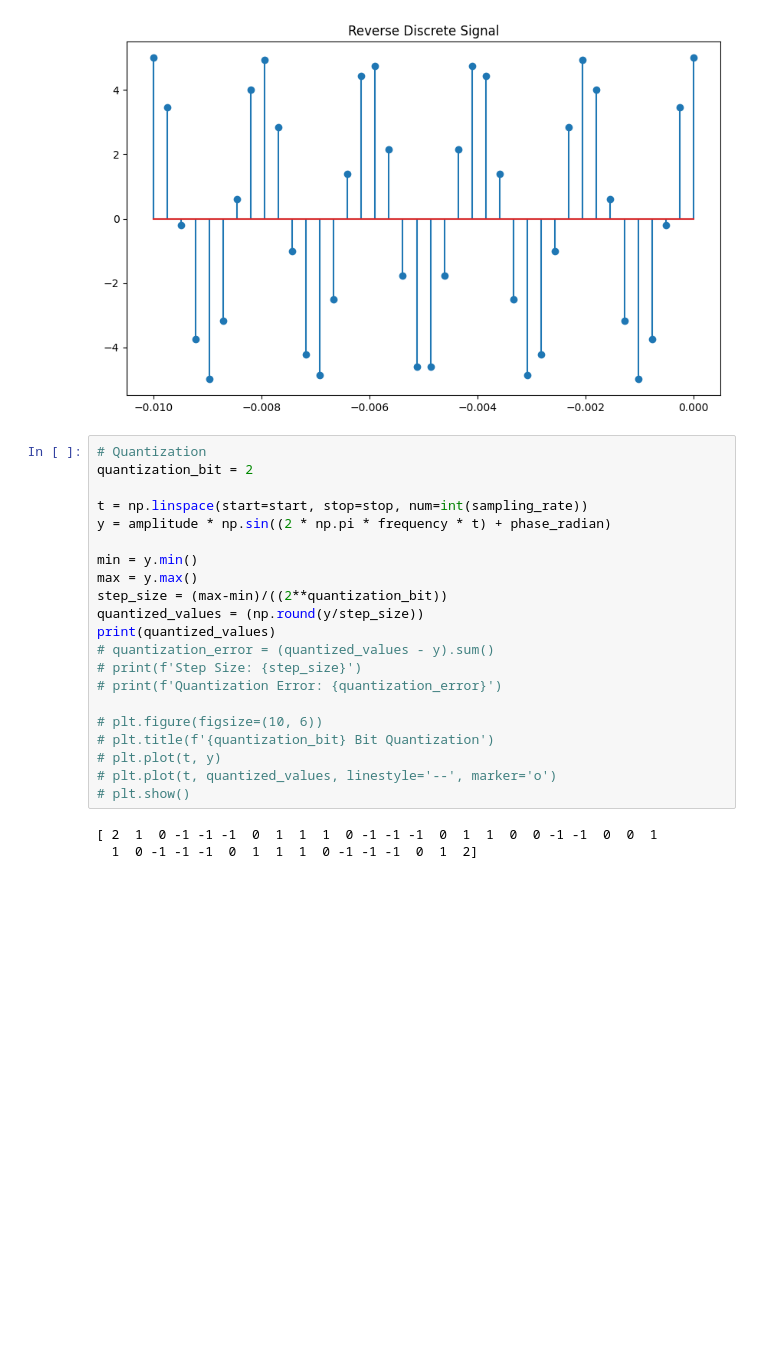
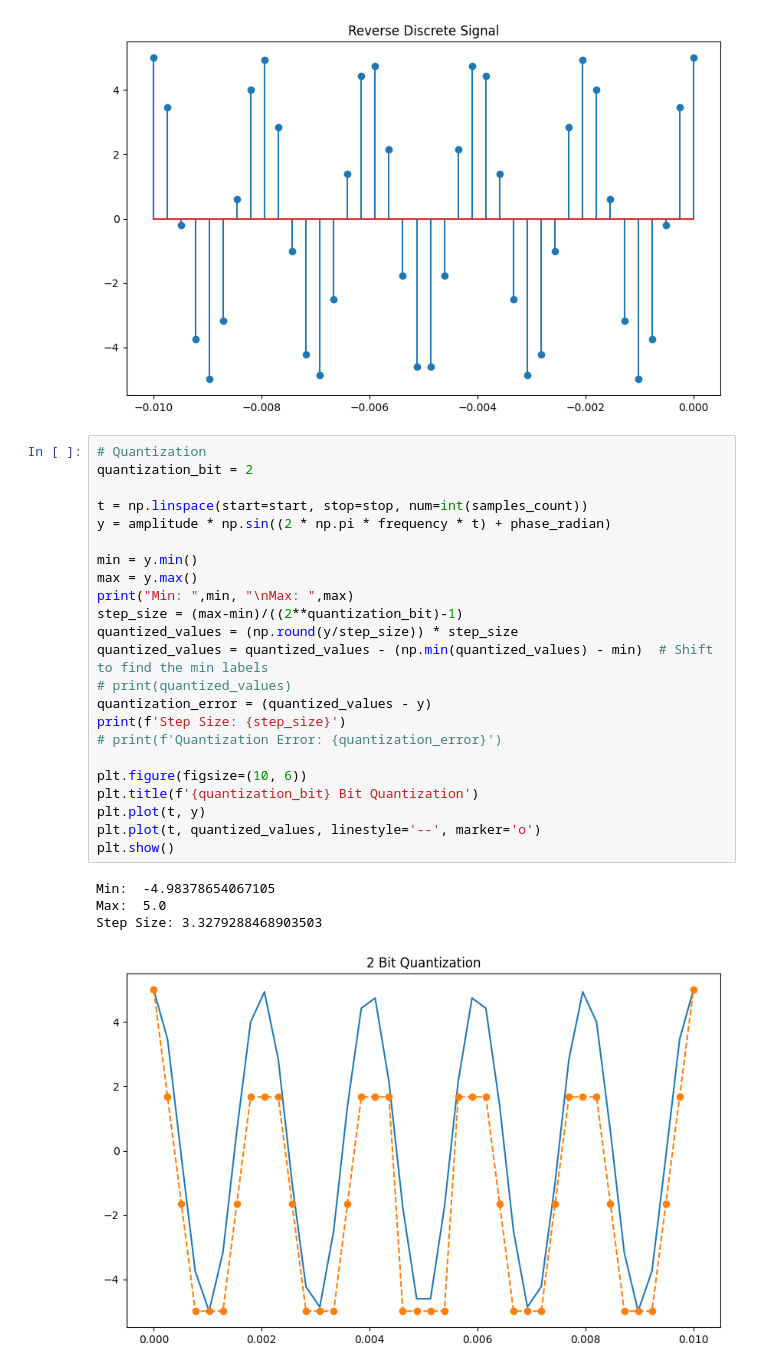
Before and after one commit to mdhasnainali/CSE3222-Digital_Signal_Peocessing_Lab, a Jupyter notebook: 1_generate_sampling_shifting.ipynb, the cells around one changed output. Drawn from its saved outputs; the diff is of its cells as text; blank space fills up the shorter version.

Commit message:
feat: quantization added

```diff
--- a/1_generate_sampling_shifting.ipynb
+++ b/1_generate_sampling_shifting.ipynb
@@ -63,24 +63,28 @@ plt.show()
 # %%
 # Quantization
 quantization_bit = 2
 
-t = np.linspace(start=start, stop=stop, num=int(sampling_rate))
+t = np.linspace(start=start, stop=stop, num=int(samples_count))
 y = amplitude * np.sin((2 * np.pi * frequency * t) + phase_radian)
 
 min = y.min()
 max = y.max()
-step_size = (max-min)/((2**quantization_bit))
-quantized_values = (np.round(y/step_size))
-print(quantized_values)
-# quantization_error = (quantized_values - y).sum()
-# print(f'Step Size: {step_size}')
+print("Min: ",min, "\nMax: ",max)
+step_size = (max-min)/((2**quantization_bit)-1)
+quantized_values = (np.round(y/step_size)) * step_size
+quantized_values = quantized_values - (np.min(quantized_values) - min)  # Shift to find the min labels
+# print(quantized_values)
+quantization_error = (quantized_values - y)
+print(f'Step Size: {step_size}')
 # print(f'Quantization Error: {quantization_error}')
 
-# plt.figure(figsize=(10, 6))
-# plt.title(f'{quantization_bit} Bit Quantization')
-# plt.plot(t, y)
-# plt.plot(t, quantized_values, linestyle='--', marker='o')
-# plt.show()
+plt.figure(figsize=(10, 6))
+plt.title(f'{quantization_bit} Bit Quantization')
+plt.plot(t, y)
+plt.plot(t, quantized_values, linestyle='--', marker='o')
+plt.show()
 # %% [output]
-[ 2  1  0 -1 -1 -1  0  1  1  1  0 -1 -1 -1  0  1  1  0  0 -1 -1  0  0  1
-  1  0 -1 -1 -1  0  1  1  1  0 -1 -1 -1  0  1  2]
+Min:  -4.98378654067105
+Max:  5.0
+Step Size: 3.3279288468903503
+[figure, added]
```
Also changed, not shown: parts of 3 cells of this notebook.
